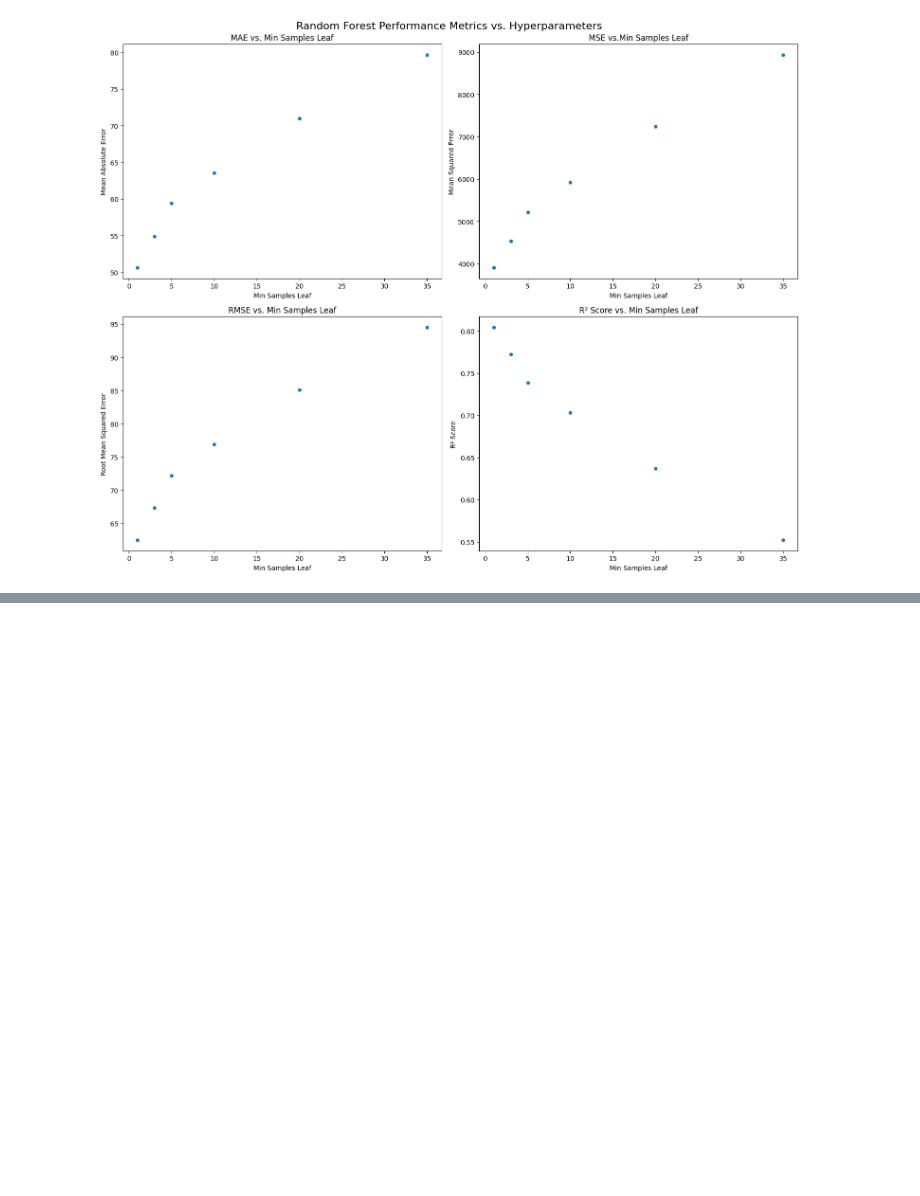
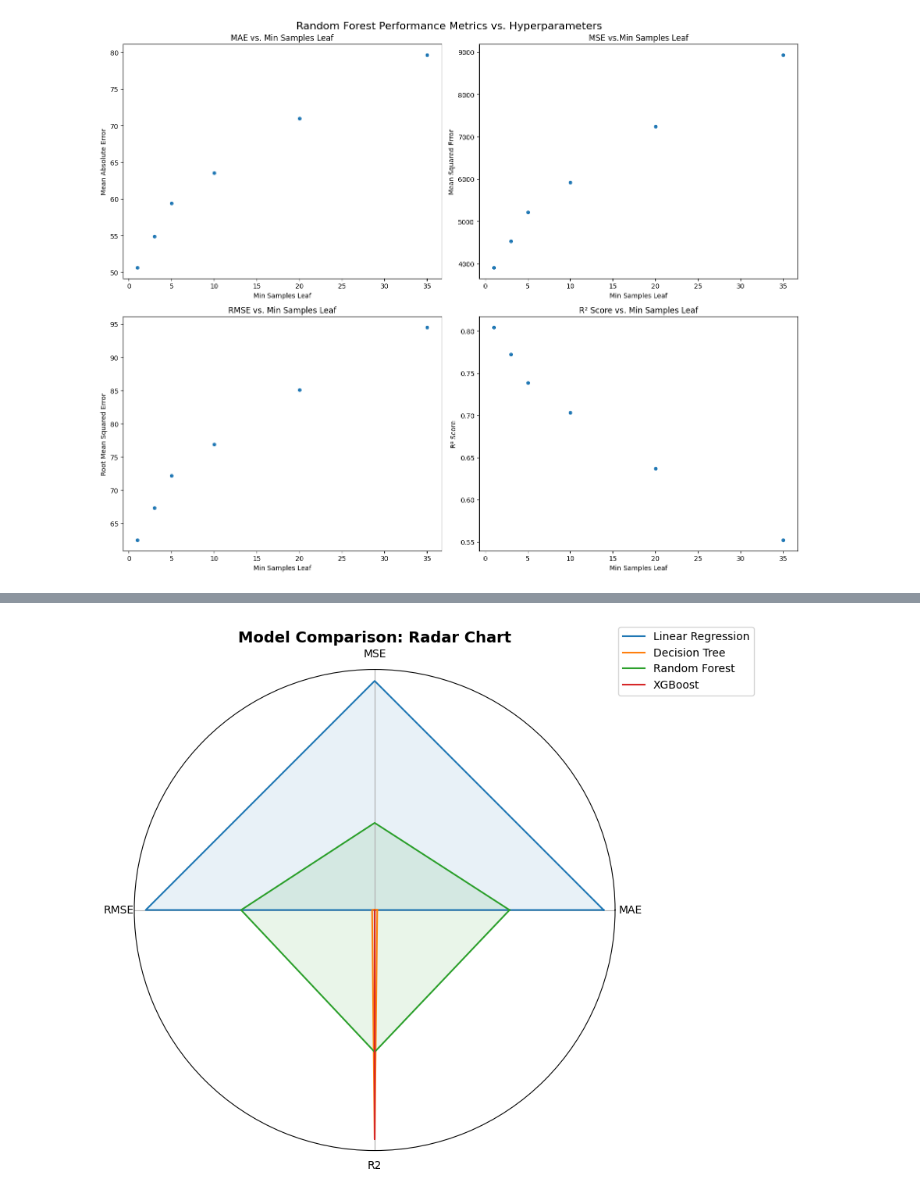
Before and after one commit to Krishnakanth834/india-home-price-ml, a Jupyter notebook: notebook.ipynb, the cells around one changed output, grey strips where cells are left out. Drawn from its saved outputs; the diff is of its cells as text; code cells hidden in the pictures; blank space fills up the shorter version.

Commit message:
script for final model selection added

```diff
--- a/notebook.ipynb
+++ b/notebook.ipynb
@@ -578,0 +613,8 @@ mae, mse, rmse, r2
+# %%
+model_results.append({
+    "Model": "XGBoost",
+    "MAE": mae,
+    "MSE": mse,
+    "RMSE": rmse,
+    "R2": r2
+})
@@ -578,0 +644,38 @@ mae, mse, rmse, r2
+# %%
+#Evaluating Best Model
+
+df = pd.DataFrame(model_results)
+
+# Normalize metrics for better visualization (0-1 scale)
+metrics = ['MAE', 'MSE', 'RMSE', 'R2']
+normalized_df = df.copy()
+for metric in metrics:
+    normalized_df[metric] = (df[metric] - df[metric].min()) / (df[metric].max() - df[metric].min())
+
+# Radar chart setup
+labels = metrics
+num_vars = len(labels)
+
+angles = np.linspace(0, 2 * np.pi, num_vars, endpoint=False).tolist()
+angles += angles[:1]  # Close the loop
+
+fig, ax = plt.subplots(figsize=(8, 8), subplot_kw=dict(polar=True))
+
+for i, row in normalized_df.iterrows():
+    values = row[metrics].tolist()
+    values += values[:1]  # Close the loop
+    ax.plot(angles, values, label=row['Model'])
+    ax.fill(angles, values, alpha=0.1)
+
+ax.set_yticks([])
+ax.set_xticks(angles[:-1])
+ax.set_xticklabels(labels)
+ax.set_title("Model Comparison: Radar Chart", fontsize=14, weight='bold')
+
+# Add legend
+ax.legend(loc='upper right', bbox_to_anchor=(1.3, 1.1))
+plt.savefig('img/model_comparison_radar_chart.png', dpi=300)  # Save to the output directory
+
+plt.show()
+# %% [output]
+[figure, added]
```
Also changed, not shown: parts of 14 cells of this notebook.
